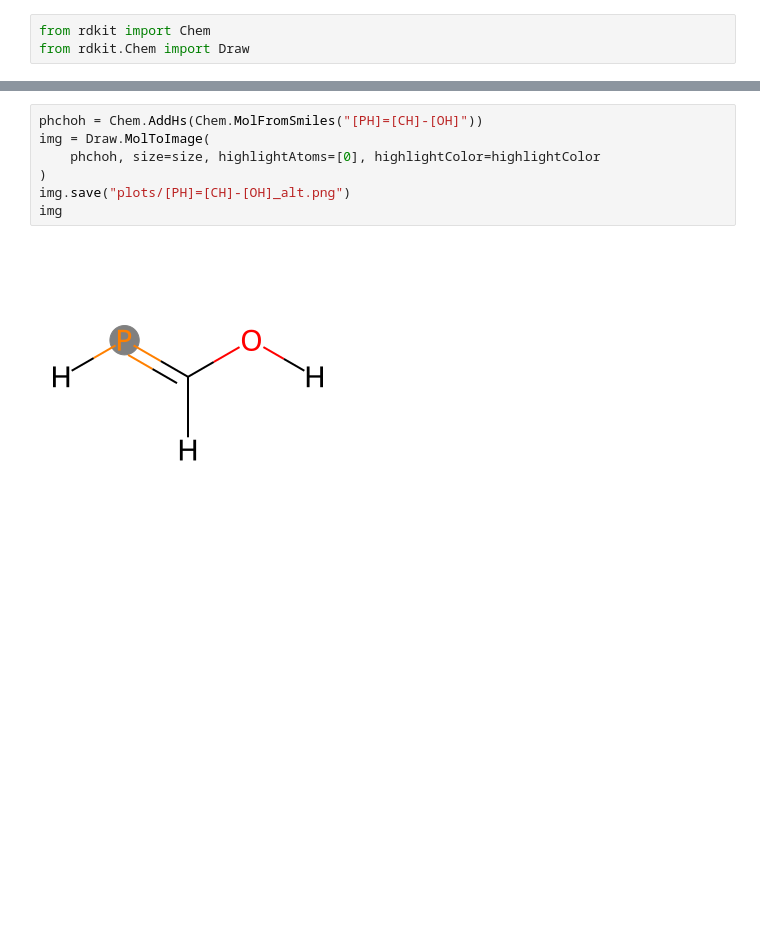
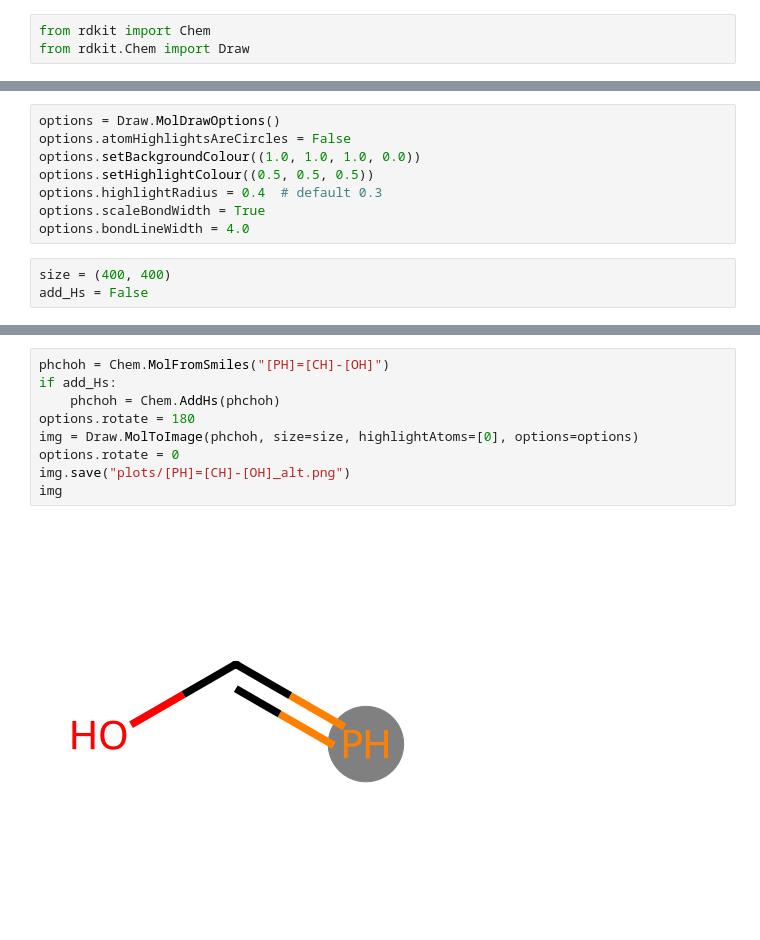
Before and after one commit to hjkgrp/many_body_ml, a Jupyter notebook: scripts_and_notebooks/plotting/2d_ligand_depictions.ipynb, the cells around one changed output, grey strips where cells are left out. Saved outputs shown, nothing was run; the diff lists cells and outputs as text; blank space fills up the shorter version.

```diff
--- a/scripts_and_notebooks/plotting/2d_ligand_depictions.ipynb
+++ b/scripts_and_notebooks/plotting/2d_ligand_depictions.ipynb
@@ -7 +4,12 @@ size = (300, 300)
+# %%
+options = Draw.MolDrawOptions()
+options.atomHighlightsAreCircles = False
+options.setBackgroundColour((1.0, 1.0, 1.0, 0.0))
+options.setHighlightColour((0.5, 0.5, 0.5))
+options.highlightRadius = 0.4  # default 0.3
+options.scaleBondWidth = True
+options.bondLineWidth = 4.0
+# %%
+size = (400, 400)
+add_Hs = False
 # %%
@@ -16,10 +29,12 @@ img
 # %%
-phchoh = Chem.AddHs(Chem.MolFromSmiles("[PH]=[CH]-[OH]"))
-img = Draw.MolToImage(
-    phchoh, size=size, highlightAtoms=[0], highlightColor=highlightColor
-)
+phchoh = Chem.MolFromSmiles("[PH]=[CH]-[OH]")
+if add_Hs:
+    phchoh = Chem.AddHs(phchoh)
+options.rotate = 180
+img = Draw.MolToImage(phchoh, size=size, highlightAtoms=[0], options=options)
+options.rotate = 0
 img.save("plots/[PH]=[CH]-[OH]_alt.png")
 img
 # %% [output]
-[figure, old version]
+[figure, new version]
 # %%
```
Also changed, not shown: parts of 3 cells of this notebook, 3 other files.
